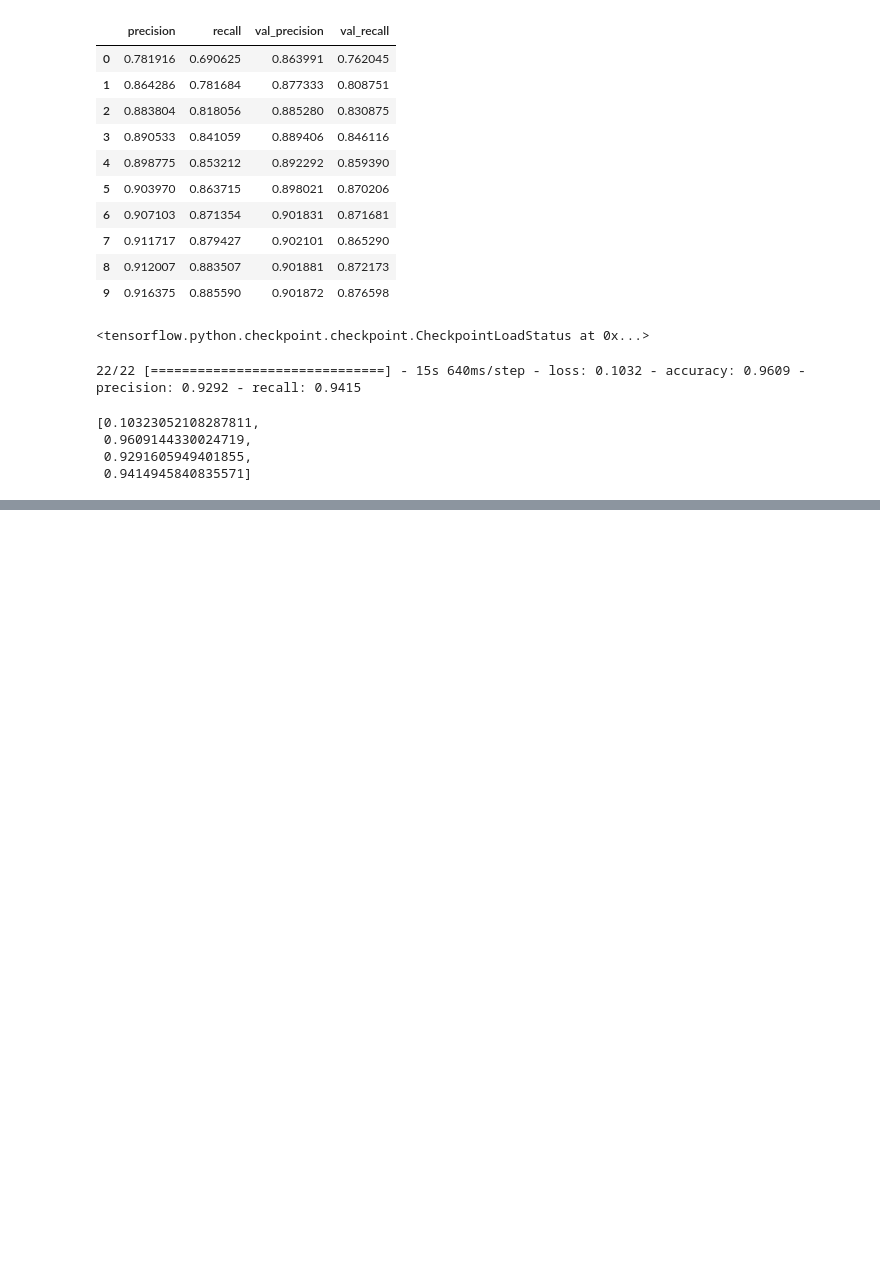
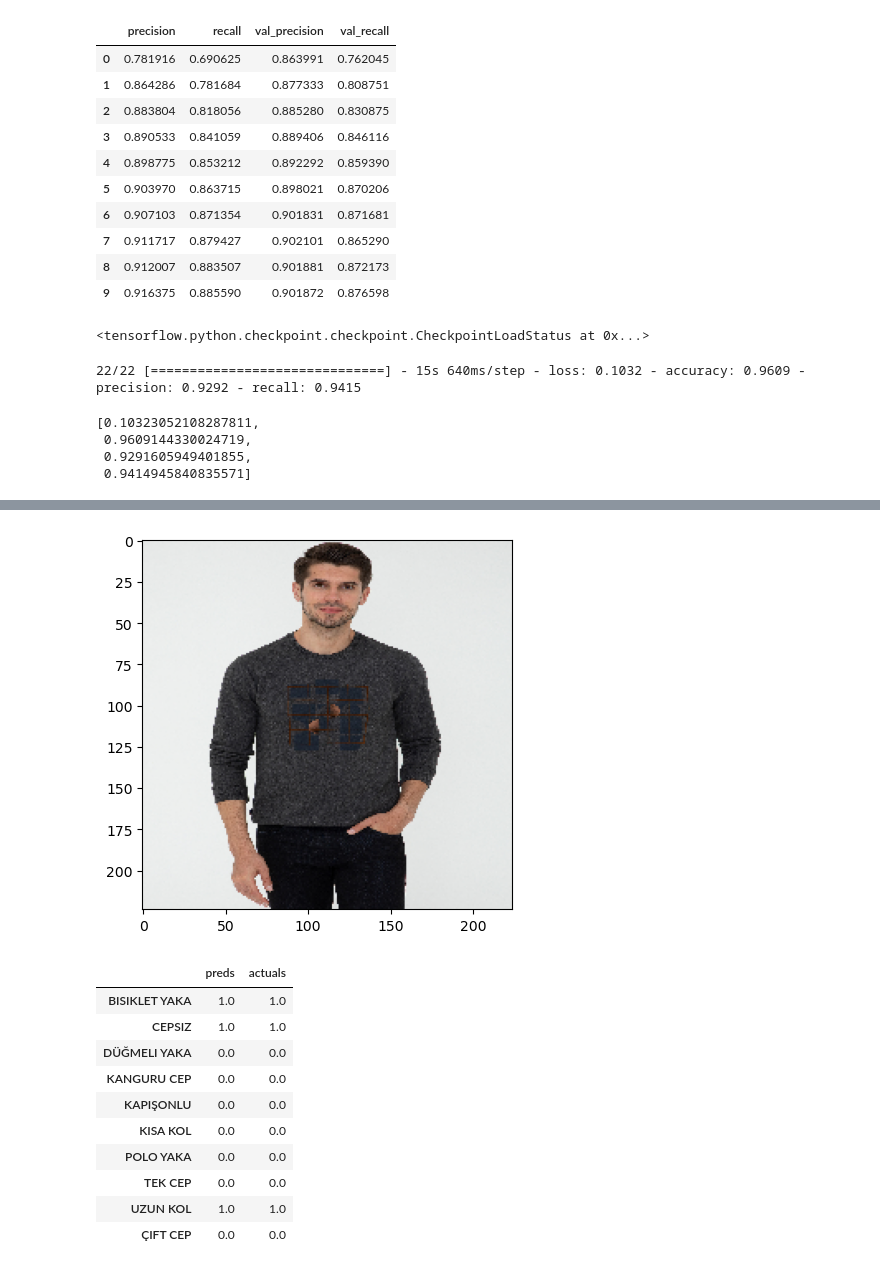
Before and after one commit to melihkacaman/neckline_classifier_Aydinli, a Jupyter notebook: notebooks/04 Range3 Data Model Creation and Data Prep.ipynb, the cells around one changed output, grey strips where cells are left out. Saved outputs shown, nothing was run; the diff lists cells and outputs as text; code cells hidden in the pictures; blank space fills up the shorter version.

```diff
--- a/notebooks/04 Range3 Data Model Creation and Data Prep.ipynb
+++ b/notebooks/04 Range3 Data Model Creation and Data Prep.ipynb
@@ -512,0 +614,6 @@ model_0.evaluate(
+# %%
+predict_custom(
+    test[0][0][20],
+    test[0][1][20]
+)
+# %% [output]
@@ -512,0 +621,12 @@ model_0.evaluate(
+[figure, added]
+|  | preds | actuals |
+| BISIKLET YAKA | 1.0 | 1.0 |
+| CEPSIZ | 1.0 | 1.0 |
+| DÜĞMELI YAKA | 0.0 | 0.0 |
+| KANGURU CEP | 0.0 | 0.0 |
+| KAPIŞONLU | 0.0 | 0.0 |
+| KISA KOL | 0.0 | 0.0 |
+| POLO YAKA | 0.0 | 0.0 |
+| TEK CEP | 0.0 | 0.0 |
+| UZUN KOL | 1.0 | 1.0 |
+| ÇIFT CEP | 0.0 | 0.0 |
```
Also changed, not shown: parts of 13 cells of this notebook.
